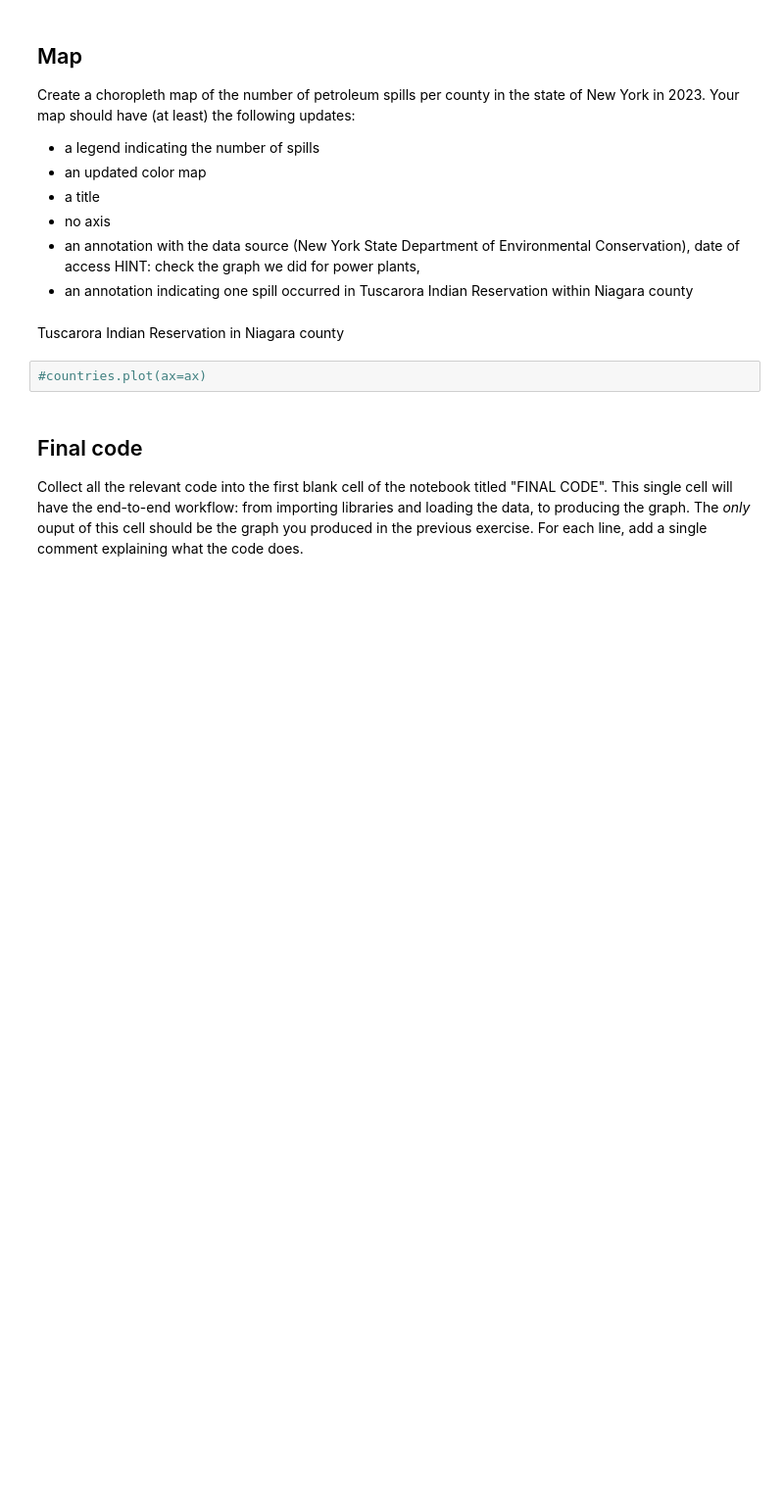
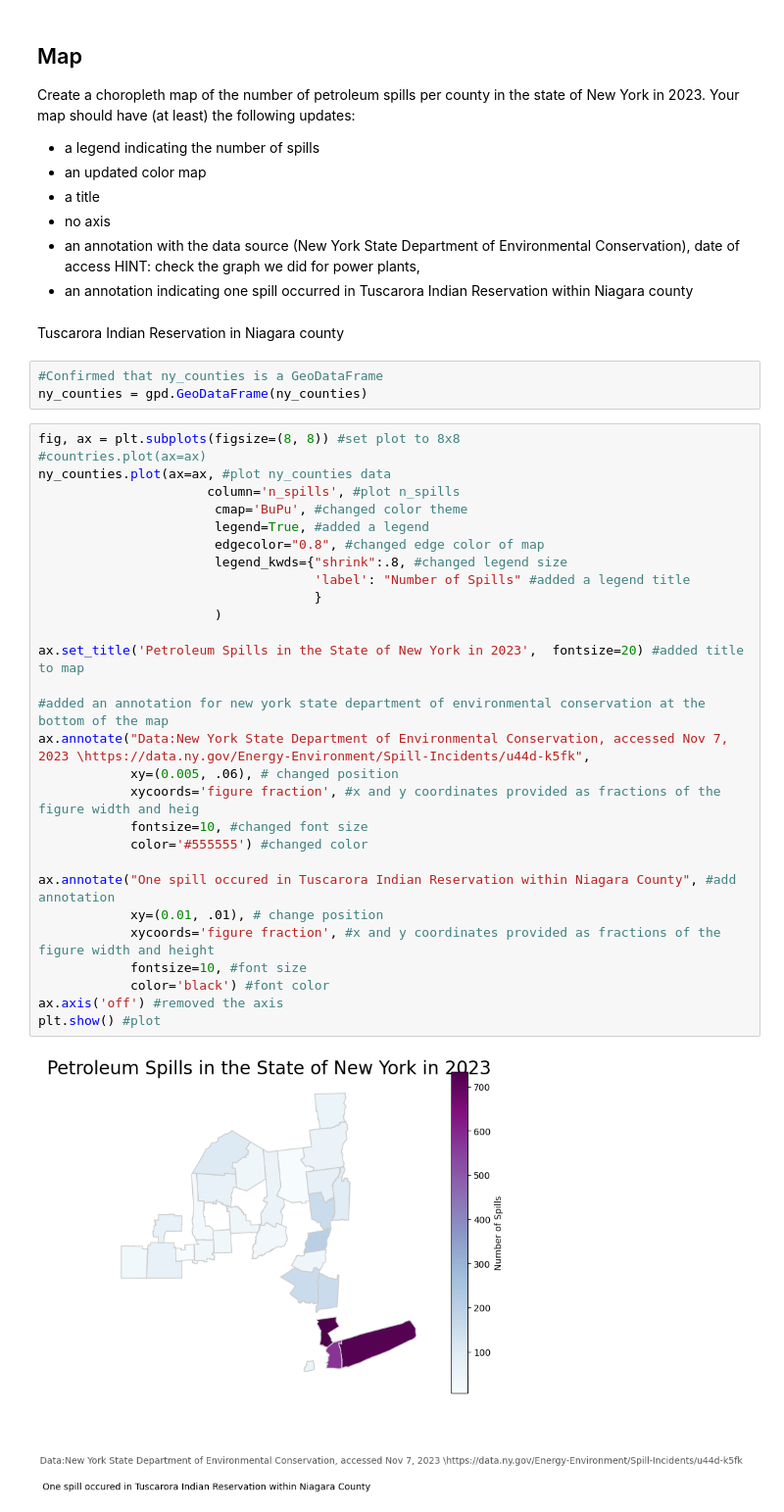
Before and after one commit to kateebeckerr/eds220-hwk-3, a Jupyter notebook: hwk3-task1-spills.ipynb, the cells around one changed output. Shown at 98% size. Cells and saved outputs as stored; diff of their text form; blank space fills up the shorter version.

```diff
--- a/hwk3-task1-spills.ipynb
+++ b/hwk3-task1-spills.ipynb
@@ -452,9 +598,37 @@ Your map should have (at least) the following updates:
 - an annotation indicating one spill occurred in Tuscarora Indian Reservation within Niagara county
 # %% [markdown]
 Tuscarora Indian Reservation in Niagara county
-# %%
-#countries.plot(ax=ax)
-# %% [markdown]
-## Final code
-
-Collect all the relevant code into the first blank cell of the notebook titled "FINAL CODE". This single cell will have the end-to-end workflow: from importing libraries and loading the data, to producing the graph. The *only* ouput of this cell should be the graph you produced in the previous exercise. For each line, add a single comment explaining what the code does.
+# %%
+#Confirmed that ny_counties is a GeoDataFrame
+ny_counties = gpd.GeoDataFrame(ny_counties)
+# %%
+fig, ax = plt.subplots(figsize=(8, 8)) #set plot to 8x8
+#countries.plot(ax=ax)
+ny_counties.plot(ax=ax, #plot ny_counties data
+                      column='n_spills', #plot n_spills
+                       cmap='BuPu', #changed color theme
+                       legend=True, #added a legend
+                       edgecolor="0.8", #changed edge color of map
+                       legend_kwds={"shrink":.8, #changed legend size
+                                    'label': "Number of Spills" #added a legend title
+                                    }
+                       )
+
+ax.set_title('Petroleum Spills in the State of New York in 2023',  fontsize=20) #added title to map
+
+#added an annotation for new york state department of environmental conservation at the bottom of the map
+ax.annotate("Data:New York State Department of Environmental Conservation, accessed Nov 7, 2023 \https://data.ny.gov/Energy-Environment/Spill-Incidents/u44d-k5fk",
+            xy=(0.005, .06), # changed position
+            xycoords='figure fraction', #x and y coordinates provided as fractions of the figure width and heig
+            fontsize=10, #changed font size
+            color='#555555') #changed color
+
+ax.annotate("One spill occured in Tuscarora Indian Reservation within Niagara County", #add annotation
+            xy=(0.01, .01), # change position
+            xycoords='figure fraction', #x and y coordinates provided as fractions of the figure width and height
+            fontsize=10, #font size
+            color='black') #font color
+ax.axis('off') #removed the axis
+plt.show() #plot
+# %% [output]
+[figure, added]
```
Also changed, not shown: parts of 46 cells of this notebook.
